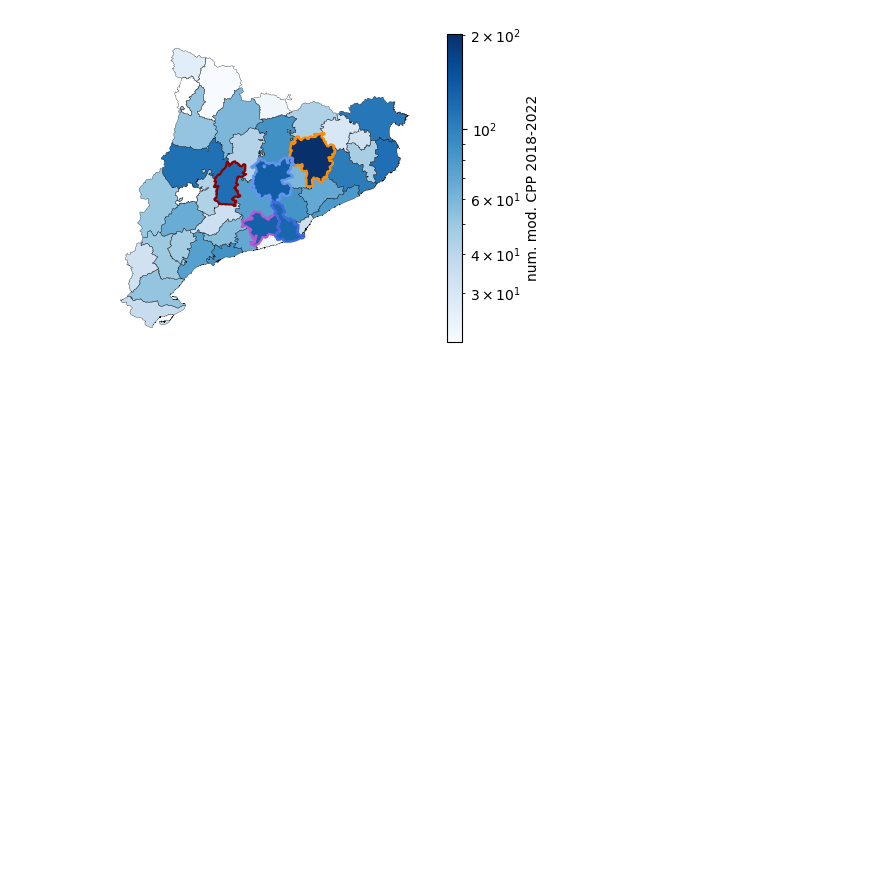
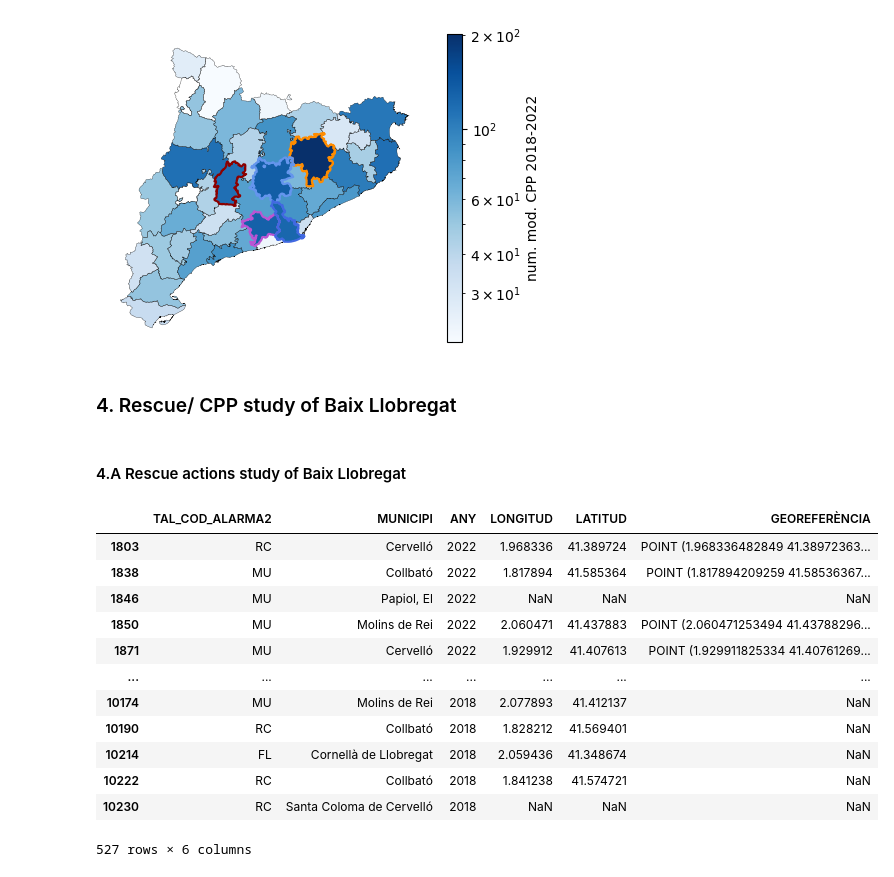
Before and after one commit to belenmvinhas/AVDM_ioib, a Jupyter notebook: ot/civil_protection_plans.ipynb, the cells around one changed output. Drawn from its saved outputs; the diff is of its cells as text; code cells hidden in the pictures; blank space fills up the shorter version.

```diff
--- a/ot/civil_protection_plans.ipynb
+++ b/ot/civil_protection_plans.ipynb
@@ -418,3 +421,7 @@ plt.savefig('figures/total_CPP_num_2018_2022.pdf')
 plt.show()
 # %% [output]
 [figure]
+# %% [markdown]
+### 4. Rescue/ CPP study of Baix Llobregat
+# %% [markdown]
+#### 4.A Rescue actions study of Baix Llobregat
@@ -420,0 +440,16 @@ plt.show()
+# %%
+resc_filt_bl
+# %% [output]
+|  | TAL_COD_ALARMA2 | MUNICIPI | ANY | LONGITUD | LATITUD | GEOREFERÈNCIA |
+| 1803 | RC | Cervelló | 2022 | 1.968336 | 41.389724 | POINT (1.968336482849 41.38972363... |
+| 1838 | MU | Collbató | 2022 | 1.817894 | 41.585364 | POINT (1.817894209259 41.58536367... |
+| 1846 | MU | Papiol, El | 2022 | NaN | NaN | NaN |
+| 1850 | MU | Molins de Rei | 2022 | 2.060471 | 41.437883 | POINT (2.060471253494 41.43788296... |
+| 1871 | MU | Cervelló | 2022 | 1.929912 | 41.407613 | POINT (1.929911825334 41.40761269... |
+| ... | ... | ... | ... | ... | ... | ... |
+| 10174 | MU | Molins de Rei | 2018 | 2.077893 | 41.412137 | NaN |
+| 10190 | RC | Collbató | 2018 | 1.828212 | 41.569401 | NaN |
+| 10214 | FL | Cornellà de Llobregat | 2018 | 2.059436 | 41.348674 | NaN |
+| 10222 | RC | Collbató | 2018 | 1.841238 | 41.574721 | NaN |
+| 10230 | RC | Santa Coloma de Cervelló | 2018 | NaN | NaN | NaN |
+527 rows × 6 columns
```
Also changed, not shown: parts of 7 cells of this notebook, 3 other files.
